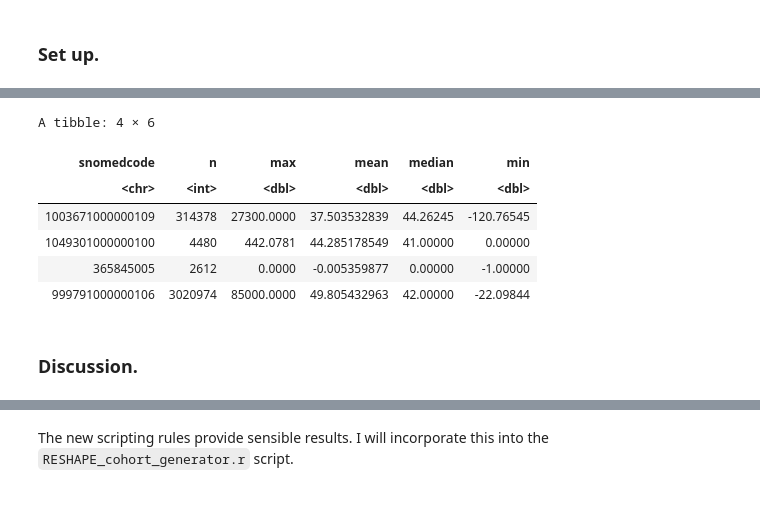
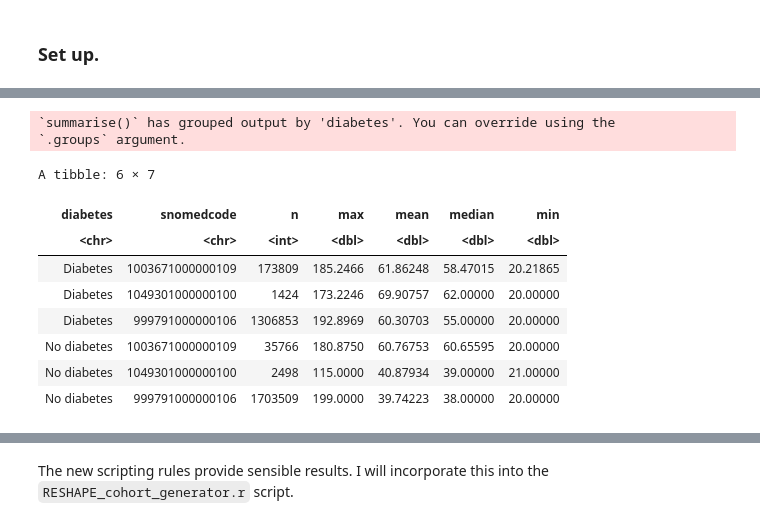
Before and after one commit to ConnectedBradford/c-mcinerney-workspace, a Jupyter notebook: RESHAPE/RESHAPE_check_HbA1c_SNOMED_codes.ipynb, the cells around one changed output, grey strips where cells are left out. Saved outputs shown, nothing was run; the diff lists cells and outputs as text; code cells hidden in the pictures.

```diff
--- a/RESHAPE/RESHAPE_check_HbA1c_SNOMED_codes.ipynb
+++ b/RESHAPE/RESHAPE_check_HbA1c_SNOMED_codes.ipynb
@@ -28,3 +28,6 @@ r_tbl_srcode <- dplyr::tbl( con, "CB_FDM_PrimaryCare.tbl_srcode" )
 codes_SNOMED_test_of_interest <-
     readr::read_csv(file = paste0( 'codelists/', 'opensafely-glycated-haemoglobin-hba1c-tests-3e5b1269.csv' ),
                     col_types = cols( code = col_character(), term = col_character() ) )$code
+codes_SNOMED_diagnoses_of_interest <-
+    readr::read_csv(file = paste0( 'codelists/', 'nhsd-primary-care-domain-refsets-dmtype2_cod-20200812.csv' ),
+                    col_types = cols( code = col_character(), term = col_character() ) )$code
@@ -32,0 +36,20 @@ codes_SNOMED_test_of_interest <-
+# %%
+# Make base dataset.
+person_diabetes <-
+    r_tbl_srcode %>%
+    dplyr::filter( snomedcode %in% codes_SNOMED_diagnoses_of_interest ) %>%
+    dplyr::distinct( person_id ) %>%
+    dplyr::mutate( diabetes = 1 )
+
+
+dataset <-
+    r_tbl_srcode %>%
+    dplyr::filter( snomedcode %in% codes_SNOMED_test_of_interest ) %>%
+    dplyr::select( person_id, numericvalue, snomedcode ) %>%
+    dplyr::mutate( numericvalue = numericvalue %>% as.numeric() ) %>%
+    dplyr::filter( numericvalue < 200 ) %>%
+    dplyr::left_join(
+        person_diabetes
+        ,by = join_by( person_id )
+    ) %>%
+    dplyr::mutate( diabetes = dplyr::if_else( is.na( diabetes ), "No diabetes", "Diabetes" ) )
@@ -58,33 +172,25 @@ A tibble: 4 × 6
 # %%
 # Provide descriptive statistics of each SNOMED code.
-r_tbl_srcode %>%
-dplyr::select( person_id, dateevent, numericvalue, snomedcode ) %>%
-dplyr::filter( snomedcode %in% codes_SNOMED_test_of_interest ) %>%
-dplyr::mutate(
-        numericvalue =
-            dplyr::if_else(
-                sql("REGEXP_CONTAINS( numericvalue, r'\\.')" )
-                ,( numericvalue %>% as.numeric() %>% `-`( 2.15 ) ) %>% `*`( 10.929 ) %>% as.character()
-                ,numericvalue
-            )
-    ) %>%
+dataset %>%
 dplyr::collect() %>%
-dplyr::group_by( snomedcode ) %>%
+dplyr::group_by( diabetes, snomedcode ) %>%
 dplyr::summarise(
     n = n()
-    ,max = max( numericvalue %>% as.numeric() )
-    ,mean = mean( numericvalue %>% as.numeric() )
-    ,median = numericvalue %>% as.numeric() %>% quantile( 0.5 )
-    ,min = min( numericvalue %>% as.numeric() )
+    ,max = max( numericvalue )
+    ,mean = mean( numericvalue )
+    ,median = numericvalue %>% quantile( 0.5 )
+    ,min = min( numericvalue )
 ) %>%
 dplyr::ungroup()
 # %% [output]
-A tibble: 4 × 6
+`summarise()` has grouped output by 'diabetes'. You can override using the
+`.groups` argument.
+A tibble: 6 × 7
-| snomedcode | n | max | mean | median | min |
-| <chr> | <int> | <dbl> | <dbl> | <dbl> | <dbl> |
-| 1003671000000109 | 314378 | 27300.0000 | 37.503532839 | 44.26245 | -120.76545 |
-| 1049301000000100 | 4480 | 442.0781 | 44.285178549 | 41.00000 | 0.00000 |
-| 365845005 | 2612 | 0.0000 | -0.005359877 | 0.00000 | -1.00000 |
-| 999791000000106 | 3020974 | 85000.0000 | 49.805432963 | 42.00000 | -22.09844 |
+| diabetes | snomedcode | n | max | mean | median | min |
+| <chr> | <chr> | <int> | <dbl> | <dbl> | <dbl> | <dbl> |
+| Diabetes | 1003671000000109 | 173809 | 185.2466 | 61.86248 | 58.47015 | 20.21865 |
+| Diabetes | 1049301000000100 | 1424 | 173.2246 | 69.90757 | 62.00000 | 20.00000 |
+| Diabetes | 999791000000106 | 1306853 | 192.8969 | 60.30703 | 55.00000 | 20.00000 |
+| No diabetes | 1003671000000109 | 35766 | 180.8750 | 60.76753 | 60.65595 | 20.00000 |
+| No diabetes | 1049301000000100 | 2498 | 115.0000 | 40.87934 | 39.00000 | 21.00000 |
+| No diabetes | 999791000000106 | 1703509 | 199.0000 | 39.74223 | 38.00000 | 20.00000 |
-# %% [markdown]
-### Discussion.
```
Also changed, not shown: parts of 13 cells of this notebook.
